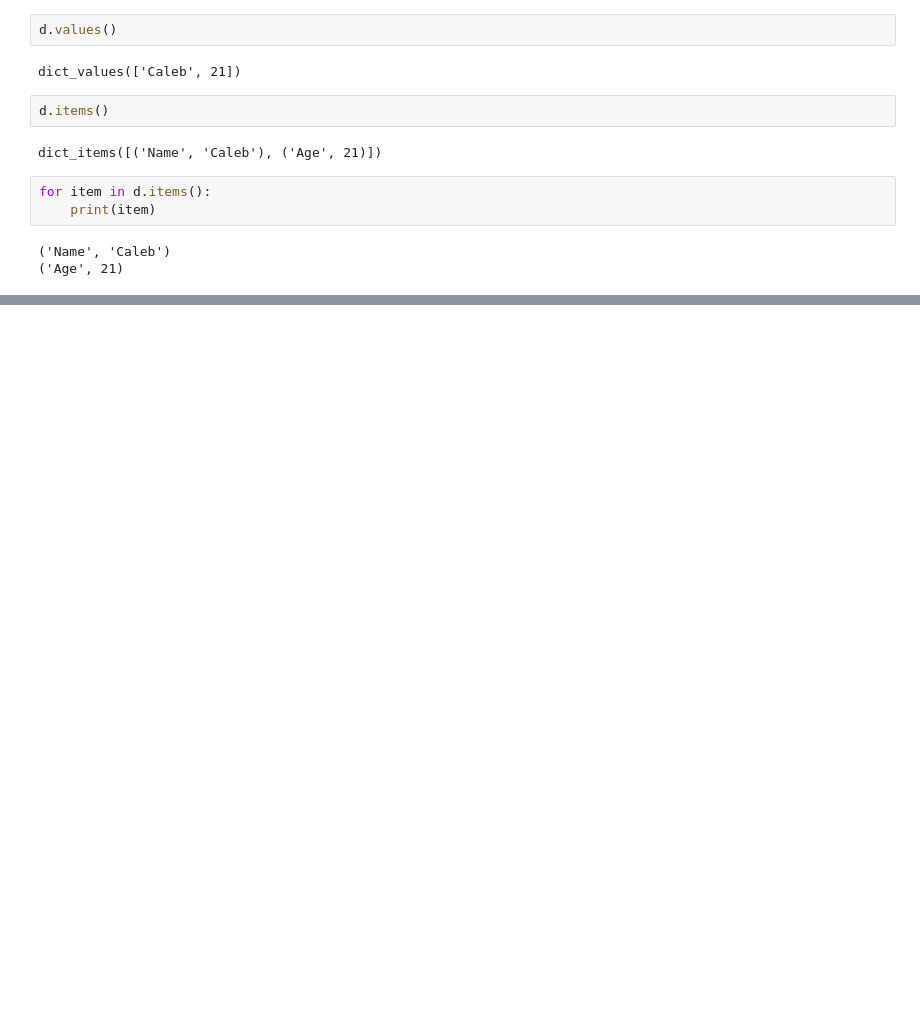
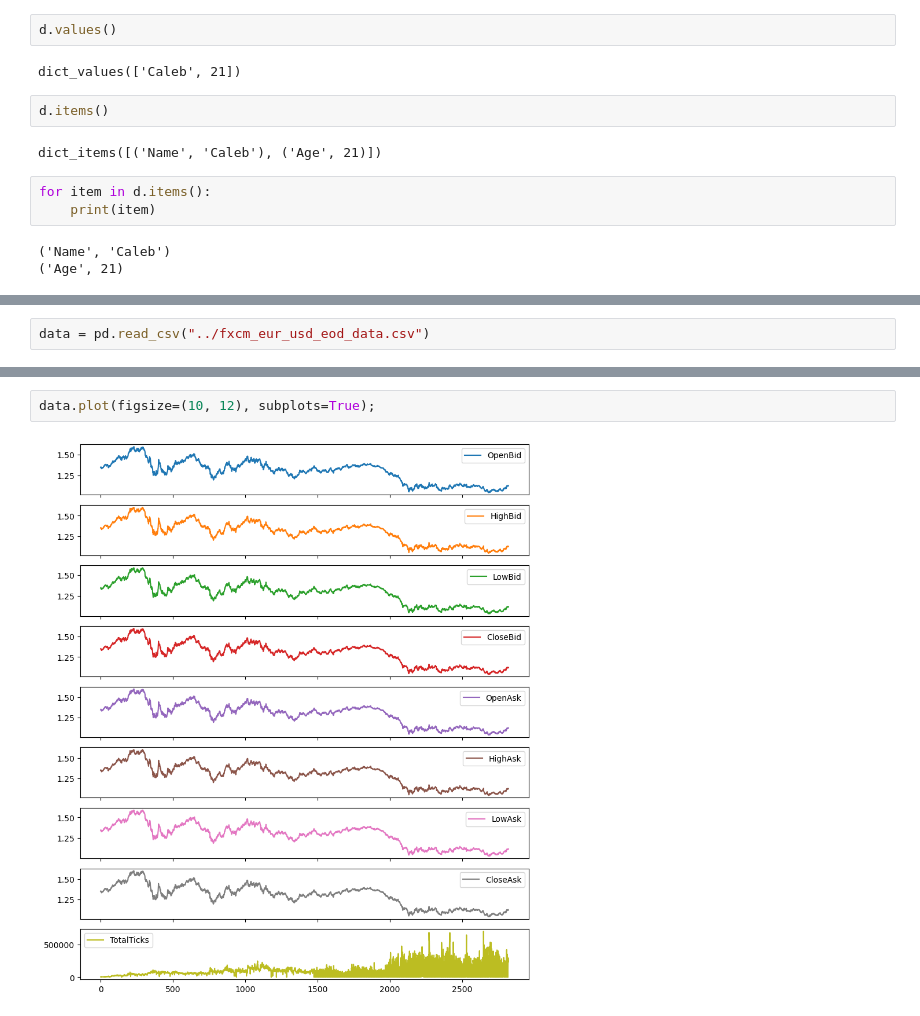
Before and after one commit to Kalebb12/Quantitative-Trading, a Jupyter notebook: learning/playground.ipynb, the cells around one changed output, grey strips where cells are left out. Saved outputs shown, nothing was run; the diff lists cells and outputs as text; blank space fills up the shorter version.

```diff
--- a/learning/playground.ipynb
+++ b/learning/playground.ipynb
@@ -37,0 +40,2 @@ for item in d.items():
+# %%
+data = pd.read_csv("../fxcm_eur_usd_eod_data.csv")
@@ -37,0 +51,4 @@ for item in d.items():
+# %%
+data.plot(figsize=(10, 12), subplots=True);
+# %% [output]
+[figure, added]
```
Also changed, not shown: parts of 2 cells of this notebook, 3 other files.
